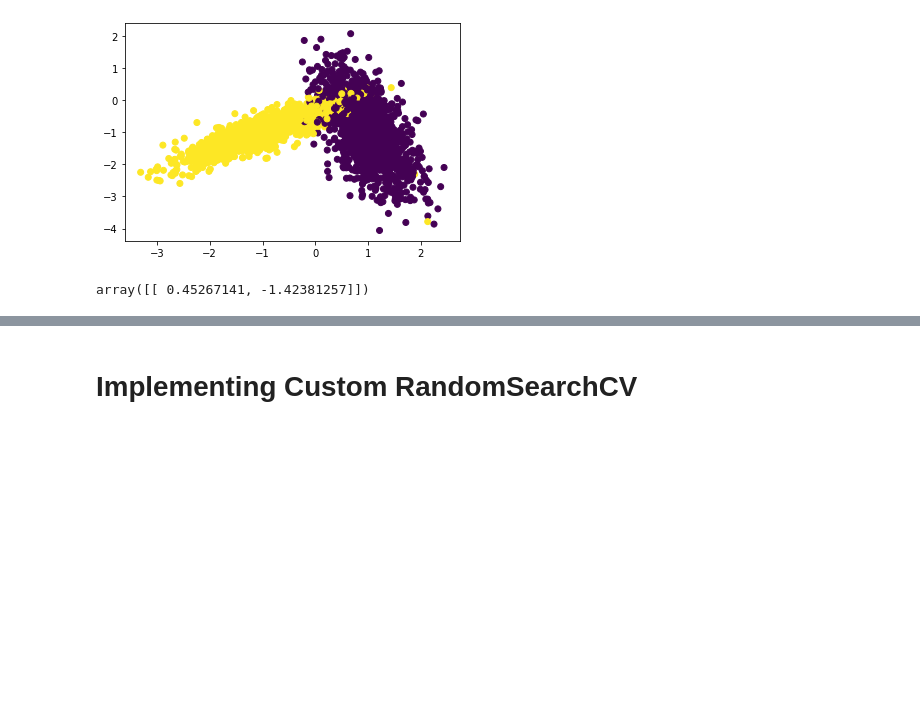
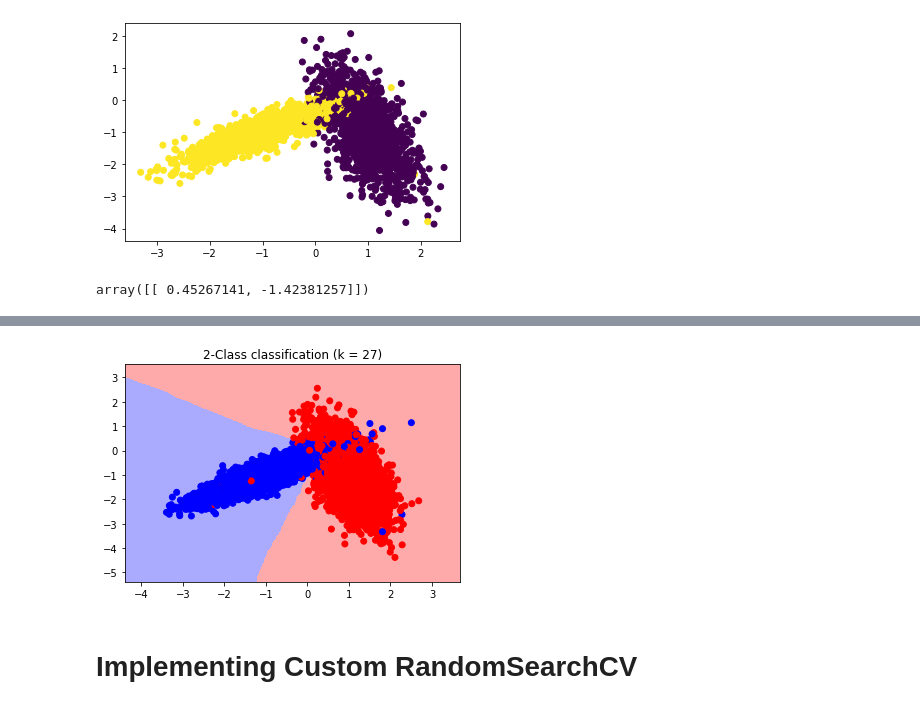
Before and after one commit to ishanks06/MachineLearning, a Jupyter notebook: Assignment_4.ipynb, the cells around one changed output, grey strips where cells are left out. Saved outputs shown, nothing was run; the diff lists cells and outputs as text; code cells hidden in the pictures; blank space fills up the shorter version.

```diff
--- a/Assignment_4.ipynb
+++ b/Assignment_4.ipynb
@@ -105,3 +105,32 @@ plt.show()
+# %%
+def plot_decision_boundary(X1, X2, y, clf):
+        # Create color maps
+    cmap_light = ListedColormap(['#FFAAAA', '#AAFFAA', '#AAAAFF'])
+    cmap_bold = ListedColormap(['#FF0000', '#00FF00', '#0000FF'])
+
+    x_min, x_max = X1.min() - 1, X1.max() + 1
+    y_min, y_max = X2.min() - 1, X2.max() + 1
+
+    xx, yy = np.meshgrid(np.arange(x_min, x_max, 0.02), np.arange(y_min, y_max, 0.02))
+    Z = clf.predict(np.c_[xx.ravel(), yy.ravel()])
+    Z = Z.reshape(xx.shape)
+
+    plt.figure()
+    plt.pcolormesh(xx, yy, Z, cmap=cmap_light)
+    # Plot also the training points
+    plt.scatter(X1, X2, c=y, cmap=cmap_bold)
+
+    plt.xlim(xx.min(), xx.max())
+    plt.ylim(yy.min(), yy.max())
+    plt.title("2-Class classification (k = %i)" % (clf.n_neighbors))
+    plt.show()
+# %%
+from matplotlib.colors import ListedColormap
+neigh = KNeighborsClassifier(n_neighbors = 27)
+neigh.fit(X_train, y_train)
+plot_decision_boundary(X_train[:, 0], X_train[:, 1], y_train, neigh)
+# %% [output]
+[figure, added]
 # %% [markdown]
 # Implementing Custom RandomSearchCV
 # %% [markdown]
```
Also changed, not shown: parts of 2 cells of this notebook.
